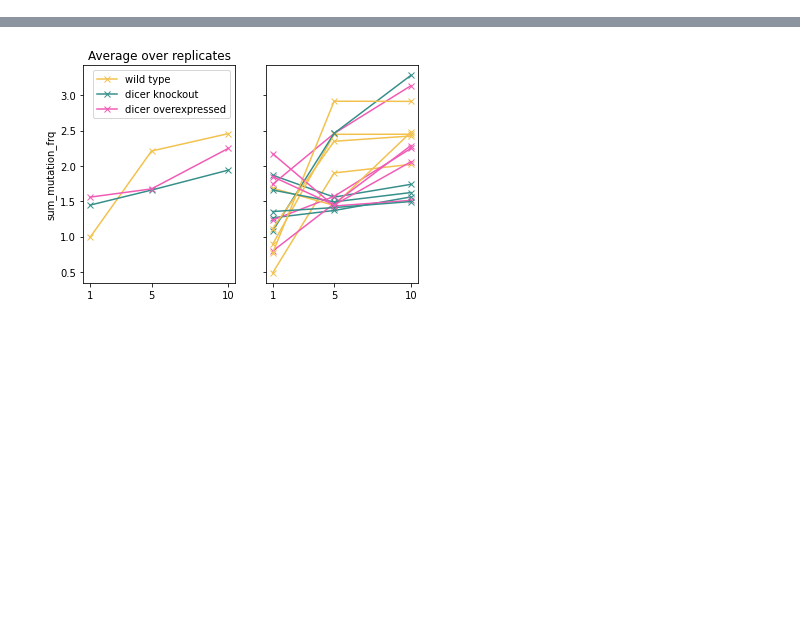
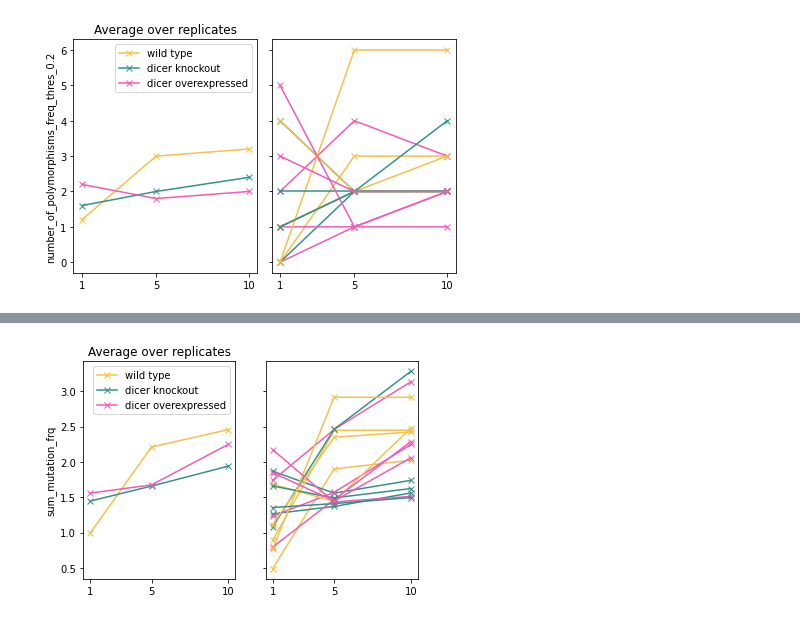
Before and after one commit to LaraFuhrmann/DCV-Evolution-Data-Processing, a Jupyter notebook: workflow/notebooks/compute_diversity.ipynb, the cells around one changed output, grey strips where cells are left out. Cells and saved outputs as stored; diff of their text form; code cells hidden in the pictures; blank space fills up the shorter version.

```diff
--- a/workflow/notebooks/compute_diversity.ipynb
+++ b/workflow/notebooks/compute_diversity.ipynb
@@ -104,0 +112,4 @@ def plot_average_and_per_replicate(df_diversity, col_name_diversity, output_dir)
+# %%
+plot_average_and_per_replicate(df_diversity, 'number_of_polymorphisms_freq_thres_0.2', output_dir)
+# %% [output]
+[figure, added]
```
Also changed, not shown: parts of 4 cells of this notebook.
